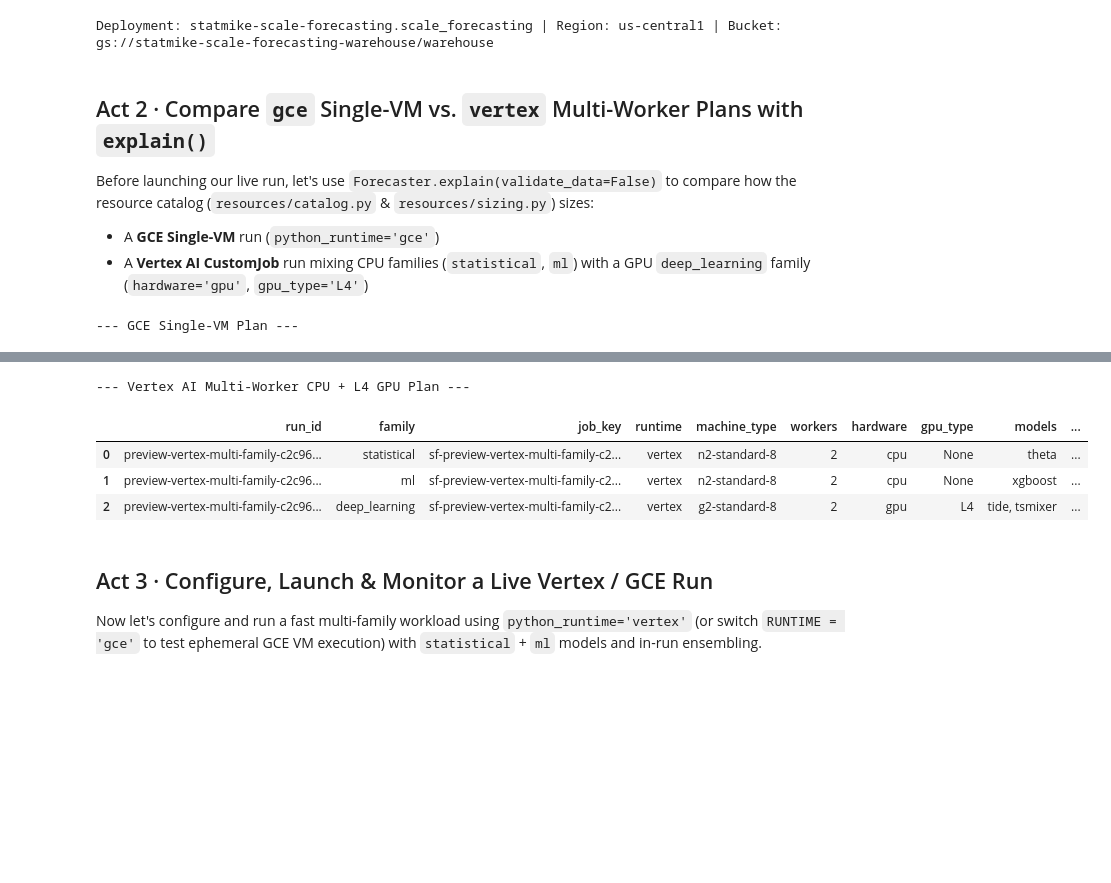
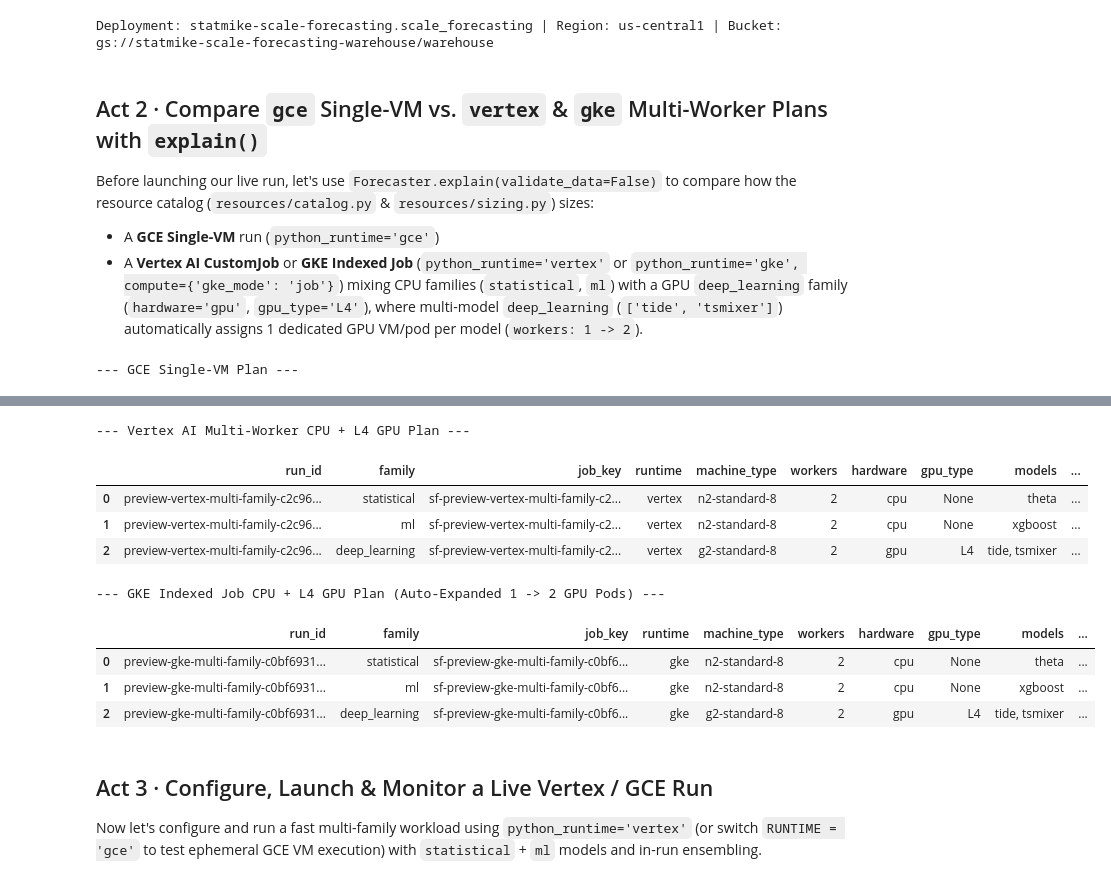
Before and after one commit to statmike/scale-forecasting, a Jupyter notebook: notebooks/02_vertex_and_gce_vms.ipynb, the cells around one changed output, grey strips where cells are left out. Saved outputs shown, nothing was run; the diff lists cells and outputs as text; code cells hidden in the pictures; blank space fills up the shorter version.

Commit message:
feat(gke): add Google Kubernetes Engine (gke) runtime, Indexed Jobs, Ray-on-GKE, per-pod GPU scale-down, and runtimes reference

```diff
--- a/notebooks/02_vertex_and_gce_vms.ipynb
+++ b/notebooks/02_vertex_and_gce_vms.ipynb
@@ -96,11 +97,11 @@ print(f"Deployment: {DATASET} | Region: {settings.region} | Bucket: {settings.wa
 # %% [output]
 Deployment: statmike-scale-forecasting.scale_forecasting | Region: us-central1 | Bucket: gs://statmike-scale-forecasting-warehouse/warehouse
 # %% [markdown]
-## Act 2 · Compare `gce` Single-VM vs. `vertex` Multi-Worker Plans with `explain()`
+## Act 2 · Compare `gce` Single-VM vs. `vertex` & `gke` Multi-Worker Plans with `explain()`
 
 Before launching our live run, let's use `Forecaster.explain(validate_data=False)` to compare how the resource catalog (`resources/catalog.py` & `resources/sizing.py`) sizes:
 - A **GCE Single-VM** run (`python_runtime='gce'`)
-- A **Vertex AI CustomJob** run mixing CPU families (`statistical`, `ml`) with a GPU `deep_learning` family (`hardware='gpu'`, `gpu_type='L4'`)
+- A **Vertex AI CustomJob** or **GKE Indexed Job** (`python_runtime='vertex'` or `python_runtime='gke', compute={'gke_mode': 'job'}`) mixing CPU families (`statistical`, `ml`) with a GPU `deep_learning` family (`hardware='gpu'`, `gpu_type='L4'`), where multi-model `deep_learning` (`['tide', 'tsmixer']`) automatically assigns 1 dedicated GPU VM/pod per model (`workers: 1 -> 2`).
 # %%
 import time
 from scale_forecasting import Forecaster, RunConfig
@@ -119,33 +120,62 @@ vertex_gpu_preview = RunConfig(
     run_name="preview-vertex-multi-family",
     python_runtime="vertex",
     data={"source_table": "source_series_iceberg", "horizon": 28, "series_limit": 200},
     models=["theta", "xgboost", "tide", "tsmixer"],
     compute={
         "machine_type": "n2-standard-8",
         "workers": 2,
         "families": {
             "deep_learning": {
                 "runtime": "vertex",
                 "hardware": "gpu",
                 "gpu_type": "L4",
                 "accelerator_count": 1,
                 "workers": 2,
             }
         },
     },
 )
 print("--- Vertex AI Multi-Worker CPU + L4 GPU Plan ---")
 display(Forecaster(vertex_gpu_preview, settings=settings).explain(validate_data=False))
+
+gke_gpu_preview = RunConfig(
+    run_name="preview-gke-multi-family",
+    python_runtime="gke",
+    data={"source_table": "source_series_iceberg", "horizon": 28, "series_limit": 200},
+    models=["theta", "xgboost", "tide", "tsmixer"],
+    compute={
+        "gke_mode": "job",
+        "machine_type": "n2-standard-8",
+        "workers": 2,
+        "families": {
+            "deep_learning": {
+                "runtime": "gke",
+                "gke_mode": "job",
+                "hardware": "gpu",
+                "gpu_type": "L4",
+                "accelerator_count": 1,
+                "workers": 1,  # auto-expands 1 -> 2 dedicated GPU pods (1 per model)
+            }
+        },
+    },
+)
+print("--- GKE Indexed Job CPU + L4 GPU Plan (Auto-Expanded 1 -> 2 GPU Pods) ---")
+display(Forecaster(gke_gpu_preview, settings=settings).explain(validate_data=False))
 # %% [output]
 --- GCE Single-VM Plan ---
 |  | run_id | family | job_key | runtime | machine_type | workers | hardware | gpu_type | models | ... |
 | 0 | preview-gce-single-vm-5cc5a953ef14 | statistical | sf-preview-gce-single-vm-5cc5a953... | gce | n2-standard-8 | 1 | cpu | None | theta, holtwinters | ... |
 | 1 | preview-gce-single-vm-5cc5a953ef14 | ml | sf-preview-gce-single-vm-5cc5a953... | gce | n2-standard-8 | 1 | cpu | None | lightgbm | ... |
 --- Vertex AI Multi-Worker CPU + L4 GPU Plan ---
 |  | run_id | family | job_key | runtime | machine_type | workers | hardware | gpu_type | models | ... |
 | 0 | preview-vertex-multi-family-c2c96... | statistical | sf-preview-vertex-multi-family-c2... | vertex | n2-standard-8 | 2 | cpu | None | theta | ... |
 | 1 | preview-vertex-multi-family-c2c96... | ml | sf-preview-vertex-multi-family-c2... | vertex | n2-standard-8 | 2 | cpu | None | xgboost | ... |
 | 2 | preview-vertex-multi-family-c2c96... | deep_learning | sf-preview-vertex-multi-family-c2... | vertex | g2-standard-8 | 2 | gpu | L4 | tide, tsmixer | ... |
+--- GKE Indexed Job CPU + L4 GPU Plan (Auto-Expanded 1 -> 2 GPU Pods) ---
+|  | run_id | family | job_key | runtime | machine_type | workers | hardware | gpu_type | models | ... |
+| 0 | preview-gke-multi-family-c0bf6931... | statistical | sf-preview-gke-multi-family-c0bf6... | gke | n2-standard-8 | 2 | cpu | None | theta | ... |
+| 1 | preview-gke-multi-family-c0bf6931... | ml | sf-preview-gke-multi-family-c0bf6... | gke | n2-standard-8 | 2 | cpu | None | xgboost | ... |
+| 2 | preview-gke-multi-family-c0bf6931... | deep_learning | sf-preview-gke-multi-family-c0bf6... | gke | g2-standard-8 | 2 | gpu | L4 | tide, tsmixer | ... |
 # %% [markdown]
 ## Act 3 · Configure, Launch & Monitor a Live Vertex / GCE Run
 
```
Also changed, not shown: parts of 1 cell of this notebook, 59 other files.
